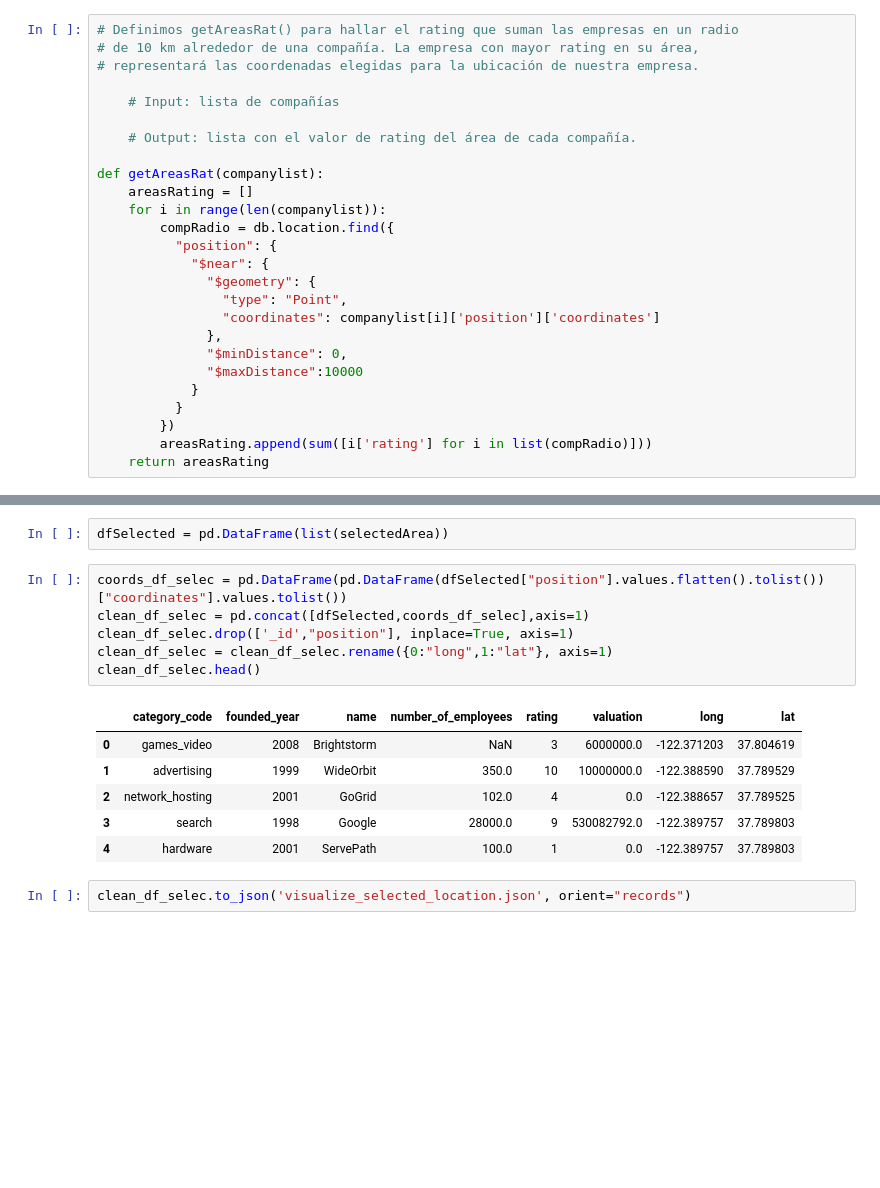
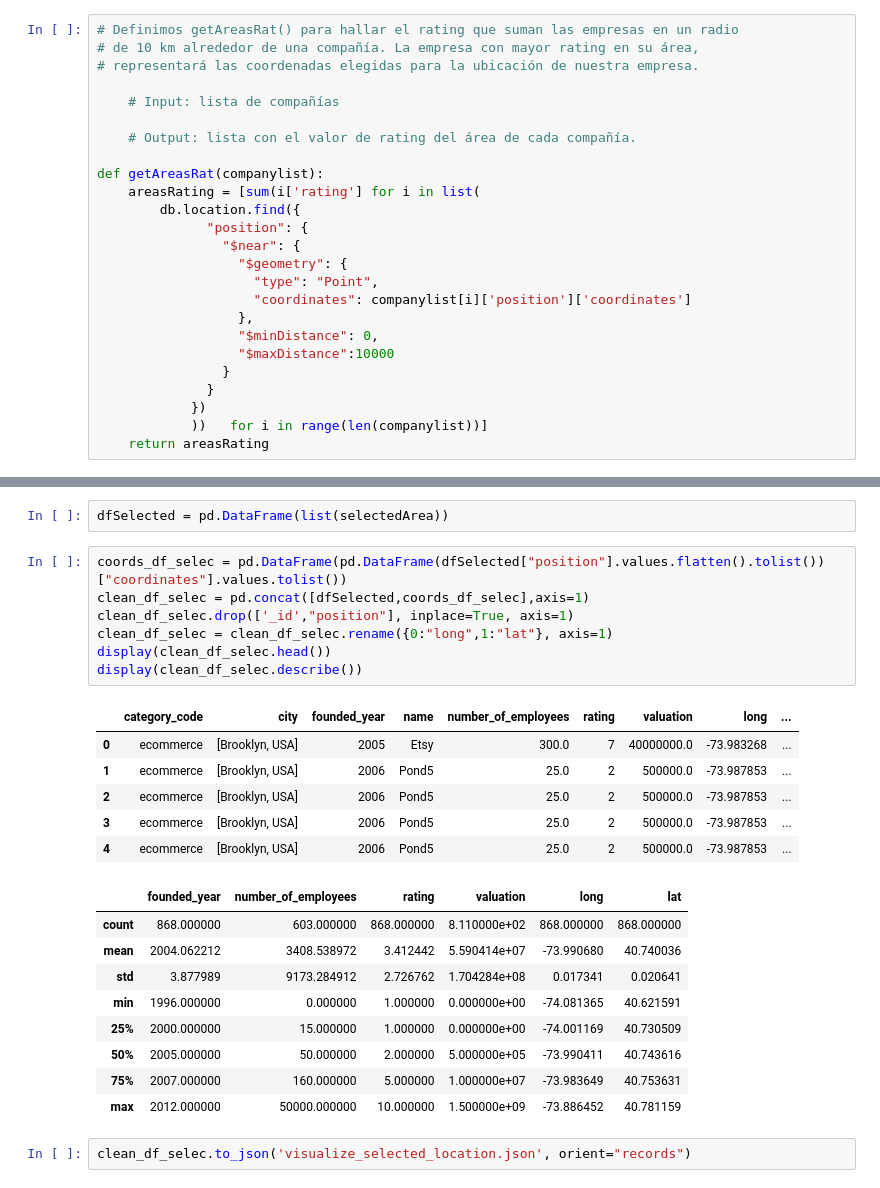
Before and after one commit to hector-moreno/datamad0119, a Jupyter notebook: module-2/tableau-project/your-code/tableau-project.ipynb, the cells around one changed output, grey strips where cells are left out. Drawn from its saved outputs; the diff is of its cells as text; blank space fills up the shorter version.

```diff
--- a/module-2/tableau-project/your-code/tableau-project.ipynb
+++ b/module-2/tableau-project/your-code/tableau-project.ipynb
@@ -275,21 +283,20 @@ dfRating = pd.DataFrame(companies)
     # Output: lista con el valor de rating del área de cada compañía.
 
 def getAreasRat(companylist):
-    areasRating = []
-    for i in range(len(companylist)):
-        compRadio = db.location.find({
-          "position": {
-            "$near": {
-              "$geometry": {
-                "type": "Point",
-                "coordinates": companylist[i]['position']['coordinates']
-              },
-              "$minDistance": 0,
-              "$maxDistance":10000
-            }
-          }
-        })
-        areasRating.append(sum([i['rating'] for i in list(compRadio)]))
+    areasRating = [sum(i['rating'] for i in list(
+        db.location.find({
+              "position": {
+                "$near": {
+                  "$geometry": {
+                    "type": "Point",
+                    "coordinates": companylist[i]['position']['coordinates']
+                  },
+                  "$minDistance": 0,
+                  "$maxDistance":10000
+                }
+              }
+            })
+            ))   for i in range(len(companylist))]
     return areasRating
 # %%
 # Ejecutamos getAreasRat() y almacenamos los valores en listOfRating
@@ -364,15 +374,25 @@ dfSelected = pd.DataFrame(list(selectedArea))
 # %%
 coords_df_selec = pd.DataFrame(pd.DataFrame(dfSelected["position"].values.flatten().tolist())["coordinates"].values.tolist())
 clean_df_selec = pd.concat([dfSelected,coords_df_selec],axis=1)
 clean_df_selec.drop(['_id',"position"], inplace=True, axis=1)
 clean_df_selec = clean_df_selec.rename({0:"long",1:"lat"}, axis=1)
-clean_df_selec.head()
+display(clean_df_selec.head())
+display(clean_df_selec.describe())
 # %% [output]
-|  | category_code | founded_year | name | number_of_employees | rating | valuation | long | lat |
-| 0 | games_video | 2008 | Brightstorm | NaN | 3 | 6000000.0 | -122.371203 | 37.804619 |
-| 1 | advertising | 1999 | WideOrbit | 350.0 | 10 | 10000000.0 | -122.388590 | 37.789529 |
-| 2 | network_hosting | 2001 | GoGrid | 102.0 | 4 | 0.0 | -122.388657 | 37.789525 |
-| 3 | search | 1998 | Google | 28000.0 | 9 | 530082792.0 | -122.389757 | 37.789803 |
-| 4 | hardware | 2001 | ServePath | 100.0 | 1 | 0.0 | -122.389757 | 37.789803 |
+|  | category_code | city | founded_year | name | number_of_employees | rating | valuation | long | ... |
+| 0 | ecommerce | [Brooklyn, USA] | 2005 | Etsy | 300.0 | 7 | 40000000.0 | -73.983268 | ... |
+| 1 | ecommerce | [Brooklyn, USA] | 2006 | Pond5 | 25.0 | 2 | 500000.0 | -73.987853 | ... |
+| 2 | ecommerce | [Brooklyn, USA] | 2006 | Pond5 | 25.0 | 2 | 500000.0 | -73.987853 | ... |
+| 3 | ecommerce | [Brooklyn, USA] | 2006 | Pond5 | 25.0 | 2 | 500000.0 | -73.987853 | ... |
+| 4 | ecommerce | [Brooklyn, USA] | 2006 | Pond5 | 25.0 | 2 | 500000.0 | -73.987853 | ... |
+|  | founded_year | number_of_employees | rating | valuation | long | lat |
+| count | 868.000000 | 603.000000 | 868.000000 | 8.110000e+02 | 868.000000 | 868.000000 |
+| mean | 2004.062212 | 3408.538972 | 3.412442 | 5.590414e+07 | -73.990680 | 40.740036 |
+| std | 3.877989 | 9173.284912 | 2.726762 | 1.704284e+08 | 0.017341 | 0.020641 |
+| min | 1996.000000 | 0.000000 | 1.000000 | 0.000000e+00 | -74.081365 | 40.621591 |
+| 25% | 2000.000000 | 15.000000 | 1.000000 | 0.000000e+00 | -74.001169 | 40.730509 |
+| 50% | 2005.000000 | 50.000000 | 2.000000 | 5.000000e+05 | -73.990411 | 40.743616 |
+| 75% | 2007.000000 | 160.000000 | 5.000000 | 1.000000e+07 | -73.983649 | 40.753631 |
+| max | 2012.000000 | 50000.000000 | 10.000000 | 1.500000e+09 | -73.886452 | 40.781159 |
 # %%
 clean_df_selec.to_json('visualize_selected_location.json', orient="records")
```
Also changed, not shown: parts of 5 cells of this notebook, 3 other files.
